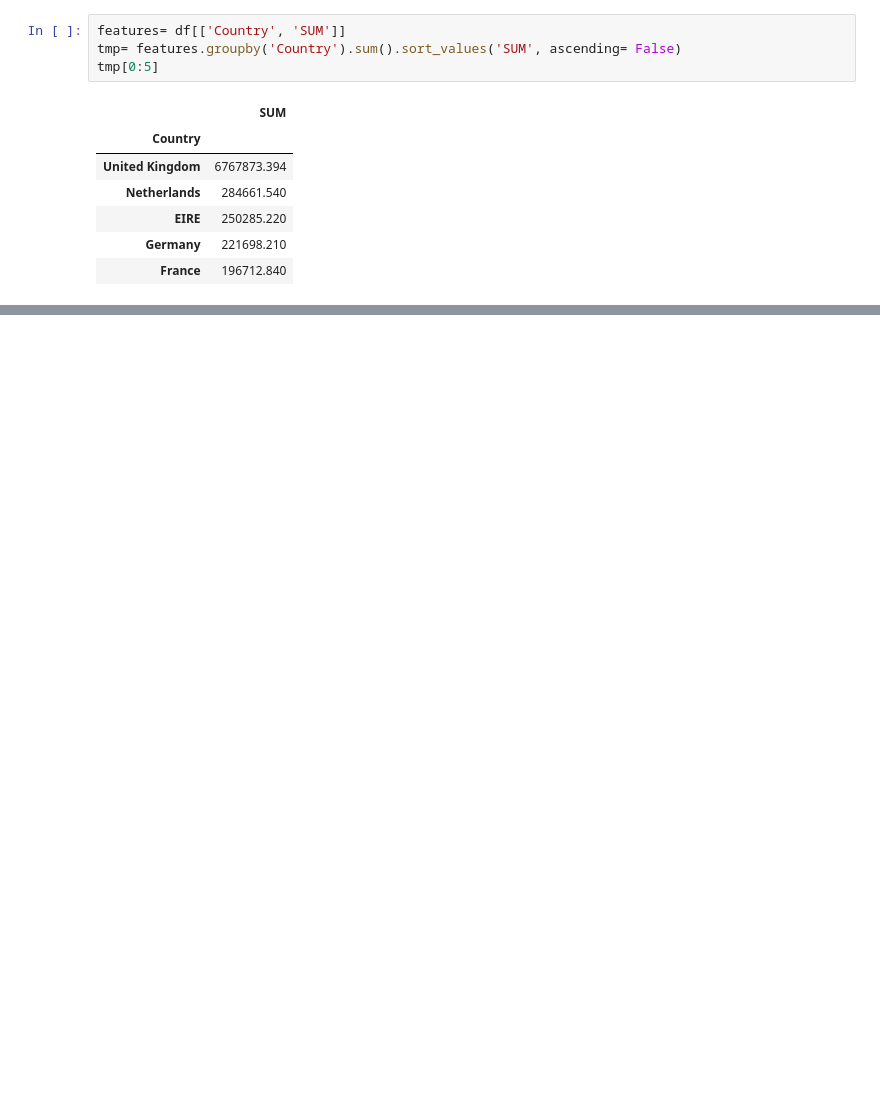
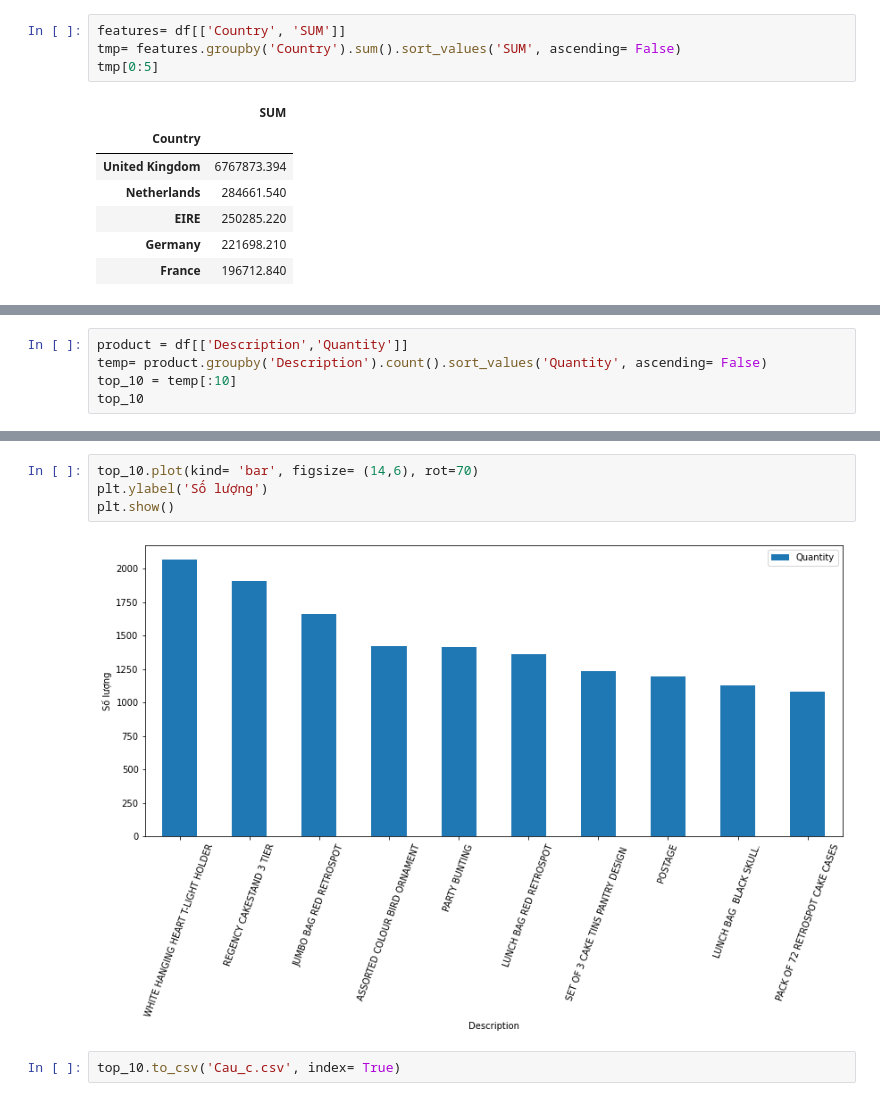
Before and after one commit to PMX120202/Project_Visualization_TQHDL, a Jupyter notebook: Data_Clean.ipynb, the cells around one changed output, grey strips where cells are left out. Saved outputs shown, nothing was run; the diff lists cells and outputs as text; blank space fills up the shorter version.

```diff
--- a/Data_Clean.ipynb
+++ b/Data_Clean.ipynb
@@ -136,0 +150,5 @@ tmp[0:5].to_csv('Cau_b', index= True)
+# %%
+product = df[['Description','Quantity']]
+temp= product.groupby('Description').count().sort_values('Quantity', ascending= False)
+top_10 = temp[:10]
+top_10
@@ -136,0 +168,8 @@ tmp[0:5].to_csv('Cau_b', index= True)
+# %%
+top_10.plot(kind= 'bar', figsize= (14,6), rot=70)
+plt.ylabel('Số lượng')
+plt.show()
+# %% [output]
+[figure, added]
+# %%
+top_10.to_csv('Cau_c.csv', index= True)
```
Also changed, not shown: parts of 9 cells of this notebook, 4 other files.
